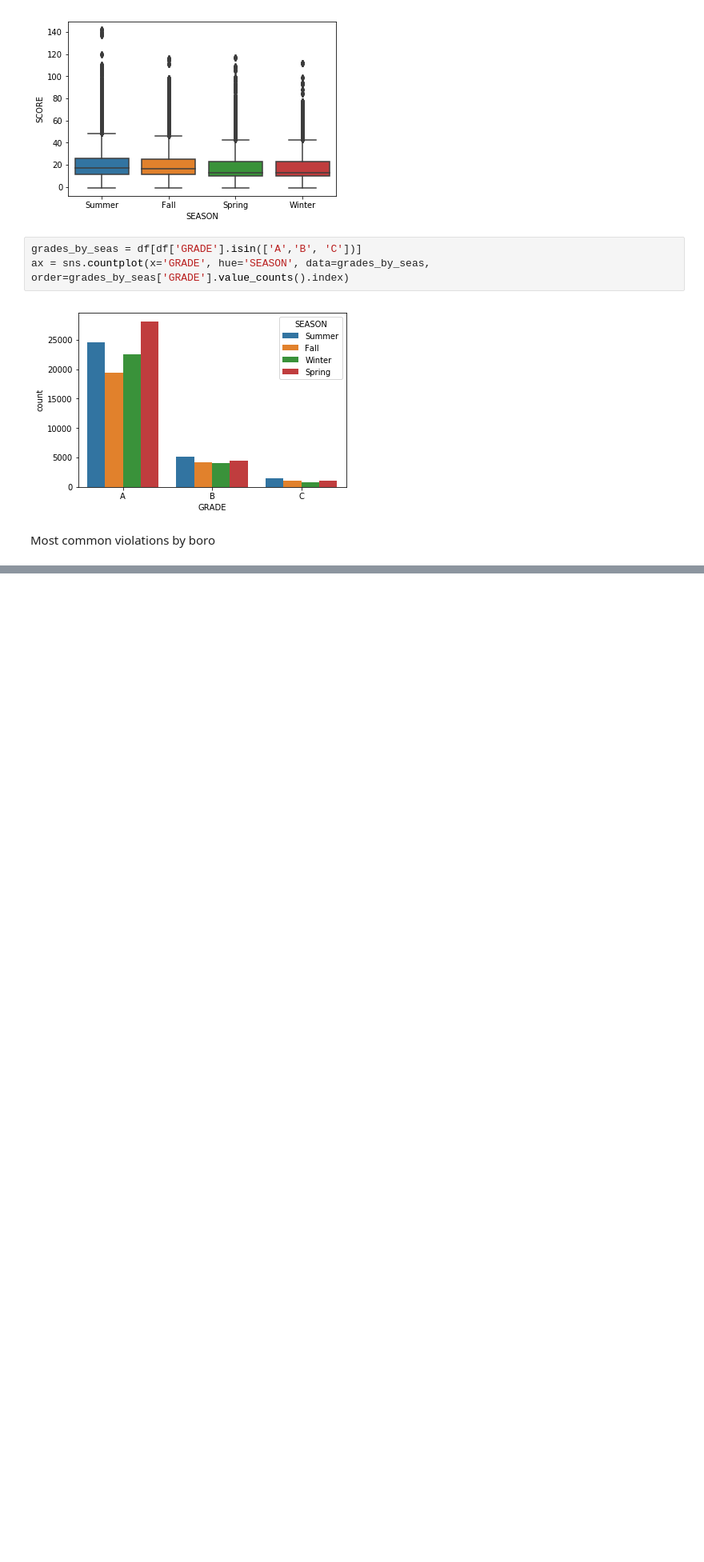
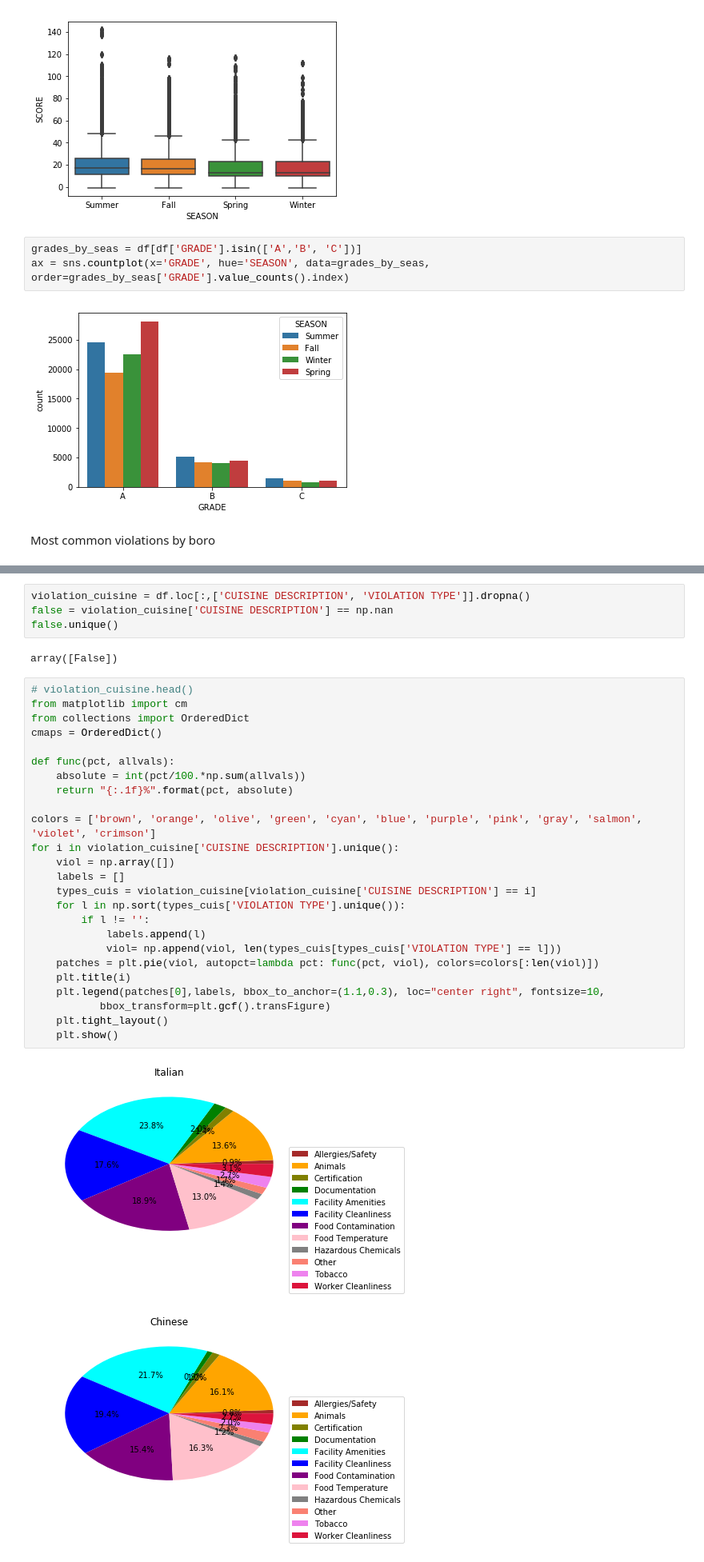
Before and after one commit to stefanopoggio/restaurant-inspection, a Jupyter notebook: Inspection_code.ipynb, the cells around one changed output, grey strips where cells are left out. Shown: that part at 80% size. Saved outputs shown, nothing was run; the diff lists cells and outputs as text; blank space fills up the shorter version.

```diff
--- a/Inspection_code.ipynb
+++ b/Inspection_code.ipynb
@@ -173,0 +182,34 @@ for boro in boros_list:
+# %%
+violation_cuisine = df.loc[:,['CUISINE DESCRIPTION', 'VIOLATION TYPE']].dropna()
+false = violation_cuisine['CUISINE DESCRIPTION'] == np.nan
+false.unique()
+# %% [output]
+array([False])
+# %%
+# violation_cuisine.head()
+from matplotlib import cm
+from collections import OrderedDict
+cmaps = OrderedDict()
+
+def func(pct, allvals):
+    absolute = int(pct/100.*np.sum(allvals))
+    return "{:.1f}%".format(pct, absolute)
+
+colors = ['brown', 'orange', 'olive', 'green', 'cyan', 'blue', 'purple', 'pink', 'gray', 'salmon', 'violet', 'crimson']
+for i in violation_cuisine['CUISINE DESCRIPTION'].unique():
+    viol = np.array([])
+    labels = []
+    types_cuis = violation_cuisine[violation_cuisine['CUISINE DESCRIPTION'] == i]
+    for l in np.sort(types_cuis['VIOLATION TYPE'].unique()):
+        if l != '':
+            labels.append(l)
+            viol= np.append(viol, len(types_cuis[types_cuis['VIOLATION TYPE'] == l]))
+    patches = plt.pie(viol, autopct=lambda pct: func(pct, viol), colors=colors[:len(viol)])
+    plt.title(i)
+    plt.legend(patches[0],labels, bbox_to_anchor=(1.1,0.3), loc="center right", fontsize=10,
+           bbox_transform=plt.gcf().transFigure)
+    plt.tight_layout()
+    plt.show()
+# %% [output]
+[figure, added]
+[figure, added]
```
Also changed, not shown: parts of 16 cells of this notebook, 2 other files.
